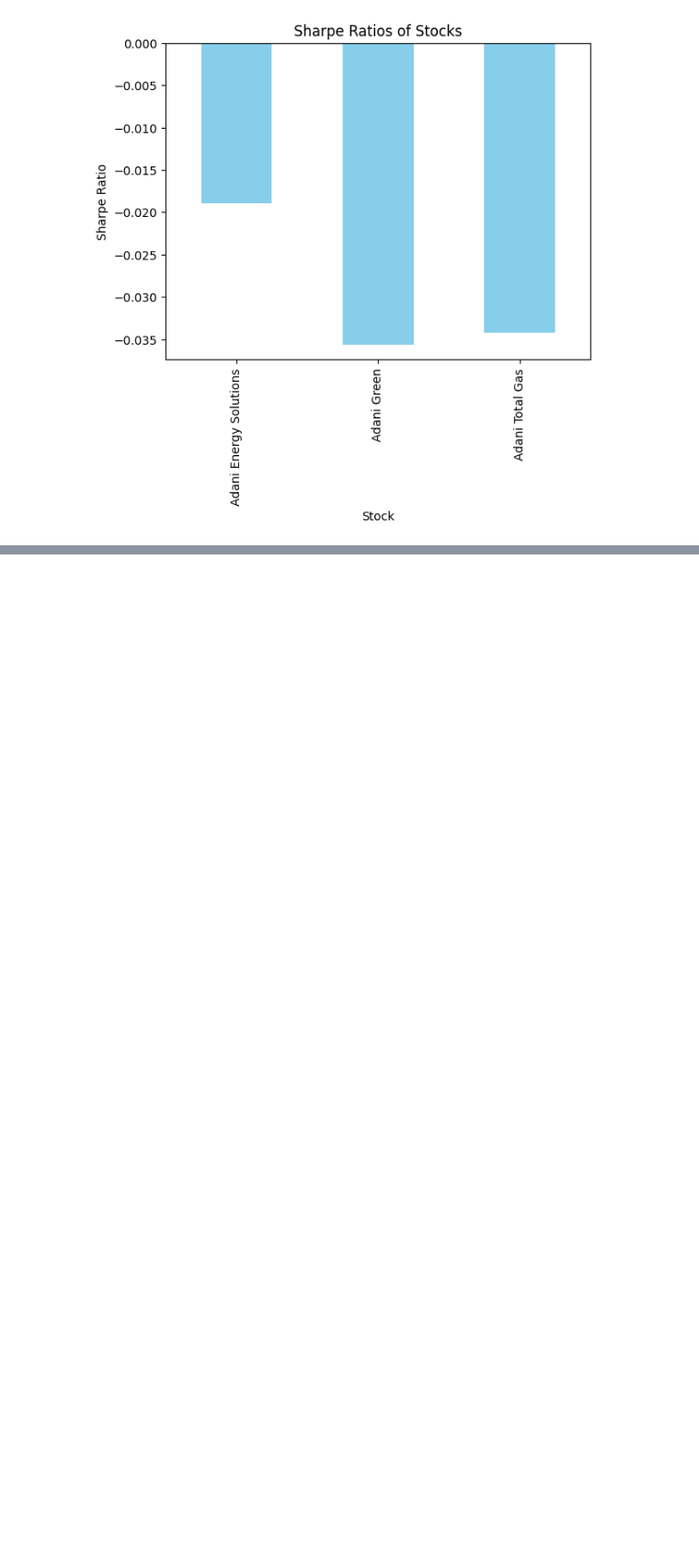
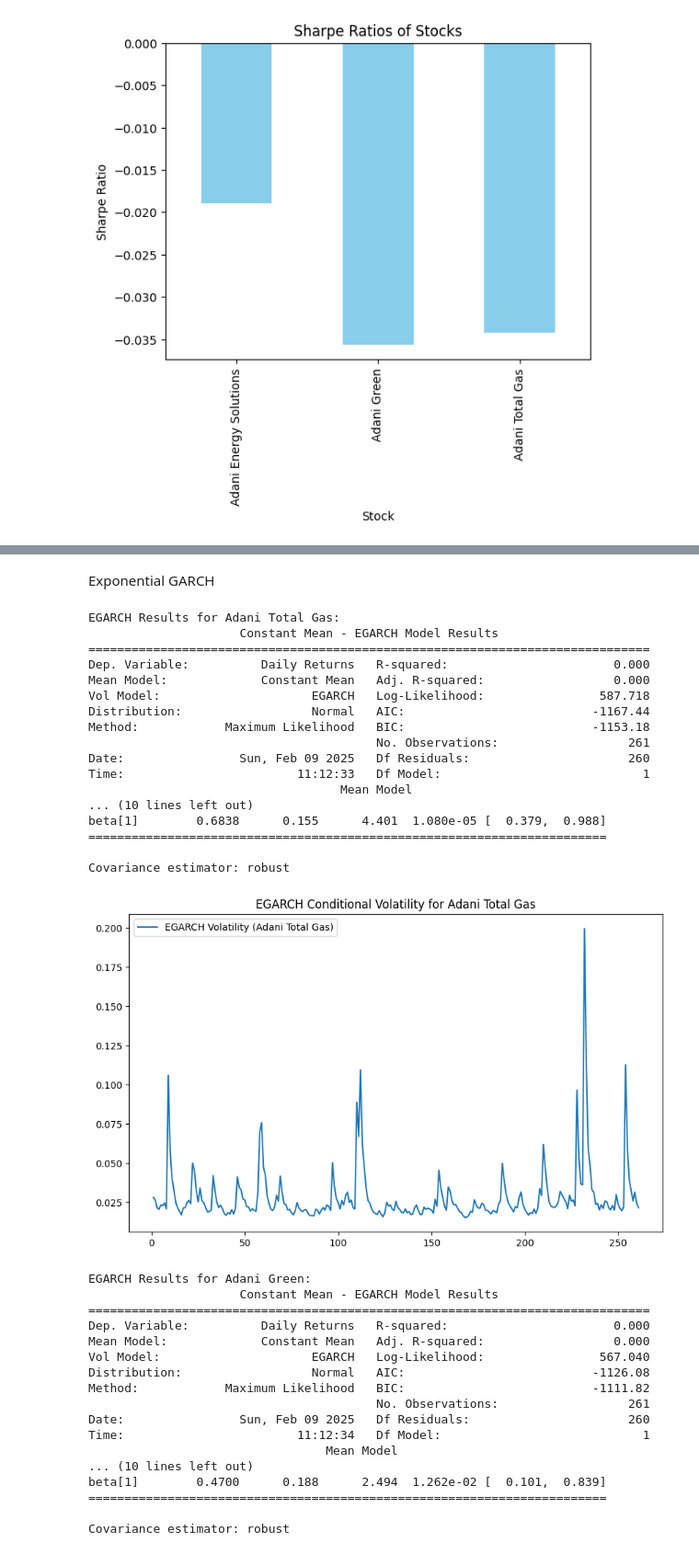
Before and after one commit to BakiXGoku/Adani-Group-Stock-Analysis-ANOVA, a Jupyter notebook: Data/analysis.ipynb, the cells around one changed output, grey strips where cells are left out. Shown at 92% size. Drawn from its saved outputs; the diff is of its cells as text; code cells hidden in the pictures; blank space fills up the shorter version.

```diff
--- a/Data/analysis.ipynb
+++ b/Data/analysis.ipynb
@@ -200,0 +335,57 @@ Name: Daily Returns, dtype: float64
+# %% [markdown]
+Exponential GARCH
+# %%
+# Perform EGARCH analysis for each stock
+for stock in combined_data['Stock'].unique():
+    stock_data = combined_data[combined_data['Stock'] == stock]['Daily Returns']
+
+    # Fit an EGARCH(1,1) model
+    egarch_model = arch_model(stock_data, vol='EGarch', p=1, q=1, rescale=False)
+    egarch_fit = egarch_model.fit(disp='off')
+
+    # Print EGARCH summary
+    print(f"\nEGARCH Results for {stock}:")
+    print(egarch_fit.summary())
+
+    # Plot conditional volatility
+    plt.figure(figsize=(10, 6))
+    plt.plot(egarch_fit.conditional_volatility, label=f'EGARCH Volatility ({stock})')
+    plt.title(f'EGARCH Conditional Volatility for {stock}')
+    plt.legend()
+    plt.show()
+# %% [output]
+EGARCH Results for Adani Total Gas:
+                     Constant Mean - EGARCH Model Results
+==============================================================================
+Dep. Variable:          Daily Returns   R-squared:                       0.000
+Mean Model:             Constant Mean   Adj. R-squared:                  0.000
+Vol Model:                     EGARCH   Log-Likelihood:                587.718
+Distribution:                  Normal   AIC:                          -1167.44
+Method:            Maximum Likelihood   BIC:                          -1153.18
+                                        No. Observations:                  261
+Date:                Sun, Feb 09 2025   Df Residuals:                      260
+Time:                        11:12:33   Df Model:                            1
+                                   Mean Model
+... (10 lines left out)
+beta[1]        0.6838      0.155      4.401  1.080e-05 [  0.379,  0.988]
+========================================================================
+
+Covariance estimator: robust
+[figure, added]
+EGARCH Results for Adani Green:
+                     Constant Mean - EGARCH Model Results
+==============================================================================
+Dep. Variable:          Daily Returns   R-squared:                       0.000
+Mean Model:             Constant Mean   Adj. R-squared:                  0.000
+Vol Model:                     EGARCH   Log-Likelihood:                567.040
+Distribution:                  Normal   AIC:                          -1126.08
+Method:            Maximum Likelihood   BIC:                          -1111.82
+                                        No. Observations:                  261
+Date:                Sun, Feb 09 2025   Df Residuals:                      260
+Time:                        11:12:34   Df Model:                            1
+                                 Mean Model
+... (10 lines left out)
+beta[1]        0.4700      0.188      2.494  1.262e-02 [  0.101,  0.839]
+========================================================================
+
+Covariance estimator: robust
```
Also changed, not shown: parts of 14 cells of this notebook.
